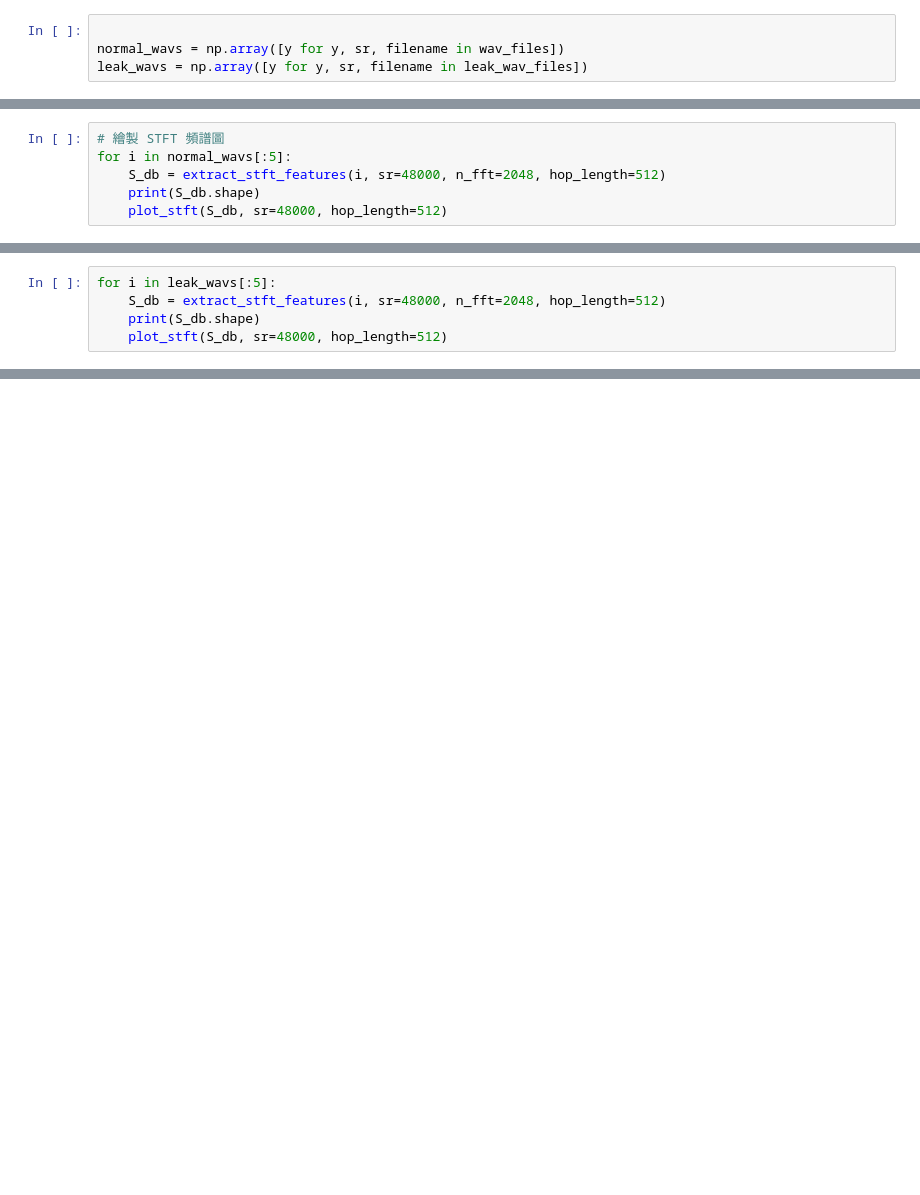
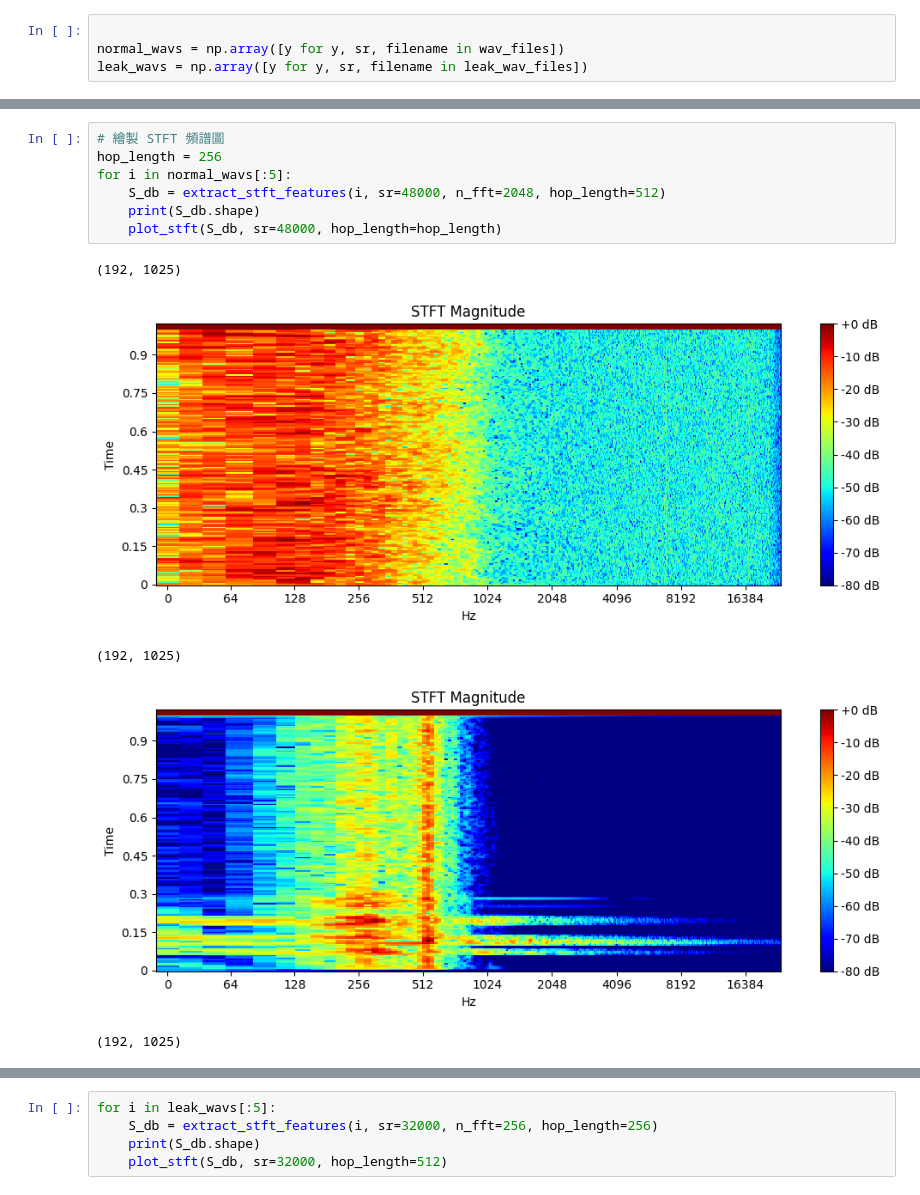
Before and after one commit to BoshiLee/leak_detection, a Jupyter notebook: mel_analysis.ipynb, the cells around one changed output, grey strips where cells are left out. Drawn from its saved outputs; the diff is of its cells as text; blank space fills up the shorter version.

```diff
--- a/mel_analysis.ipynb
+++ b/mel_analysis.ipynb
@@ -114,6 +120,0 @@ for i in leak_wavs[:5]:
-# %%
-# 繪製 STFT 頻譜圖
-for i in normal_wavs[:5]:
-    S_db = extract_stft_features(i, sr=48000, n_fft=2048, hop_length=512)
-    print(S_db.shape)
-    plot_stft(S_db, sr=48000, hop_length=512)
@@ -131,5 +120,0 @@ for i in normal_wavs[:5]:
-# %%
-for i in leak_wavs[:5]:
-    S_db = extract_stft_features(i, sr=48000, n_fft=2048, hop_length=512)
-    print(S_db.shape)
-    plot_stft(S_db, sr=48000, hop_length=512)
@@ -146,0 +121,13 @@ for i in leak_wavs[:5]:
+# %%
+# 繪製 STFT 頻譜圖
+hop_length = 256
+for i in normal_wavs[:5]:
+    S_db = extract_stft_features(i, sr=48000, n_fft=2048, hop_length=512)
+    print(S_db.shape)
+    plot_stft(S_db, sr=48000, hop_length=hop_length)
+# %% [output]
+(192, 1025)
+[figure, added]
+(192, 1025)
+[figure, added]
+(192, 1025)
@@ -146,0 +135,5 @@ for i in leak_wavs[:5]:
+# %%
+for i in leak_wavs[:5]:
+    S_db = extract_stft_features(i, sr=32000, n_fft=256, hop_length=256)
+    print(S_db.shape)
+    plot_stft(S_db, sr=32000, hop_length=512)
```
Also changed, not shown: parts of 8 cells of this notebook, 2 other files.
